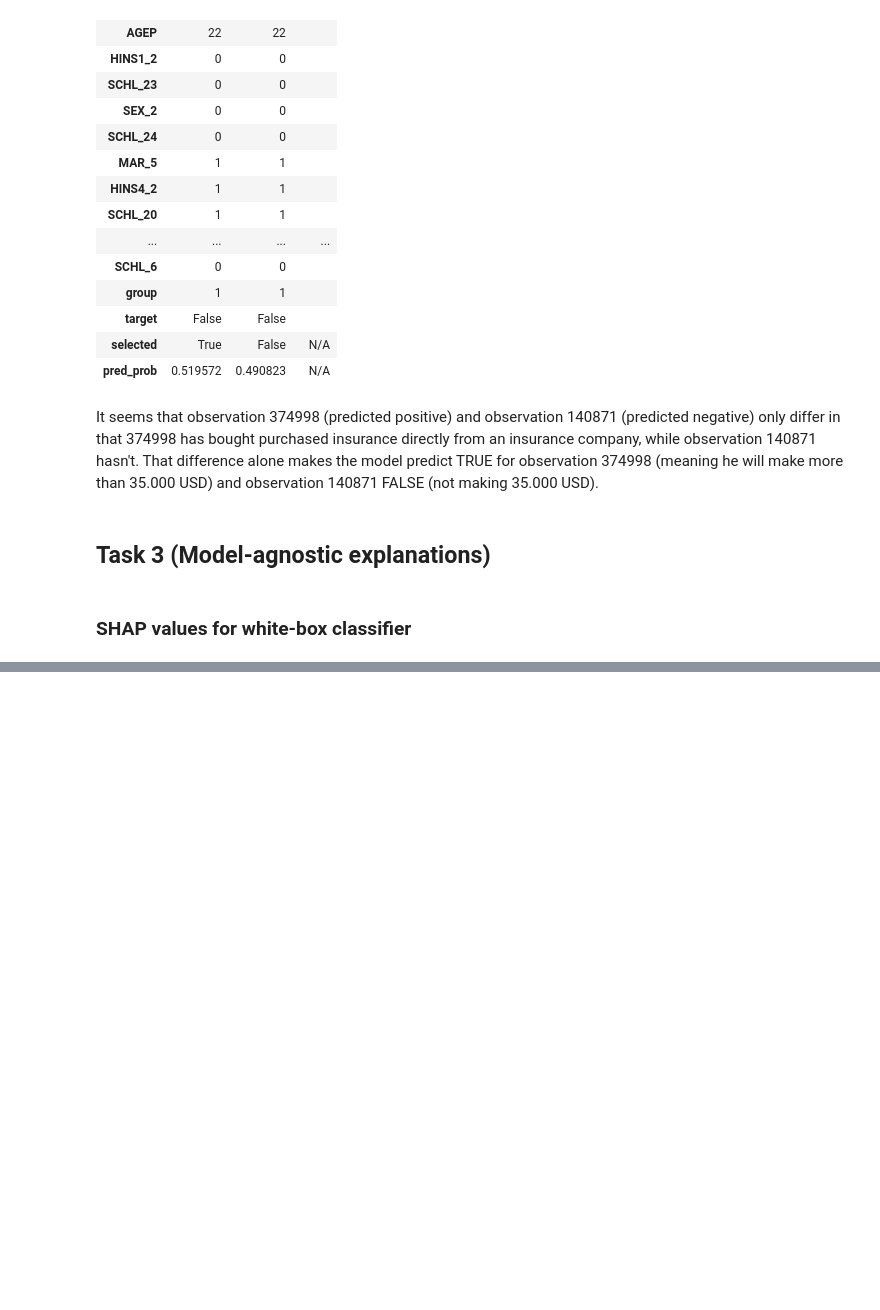
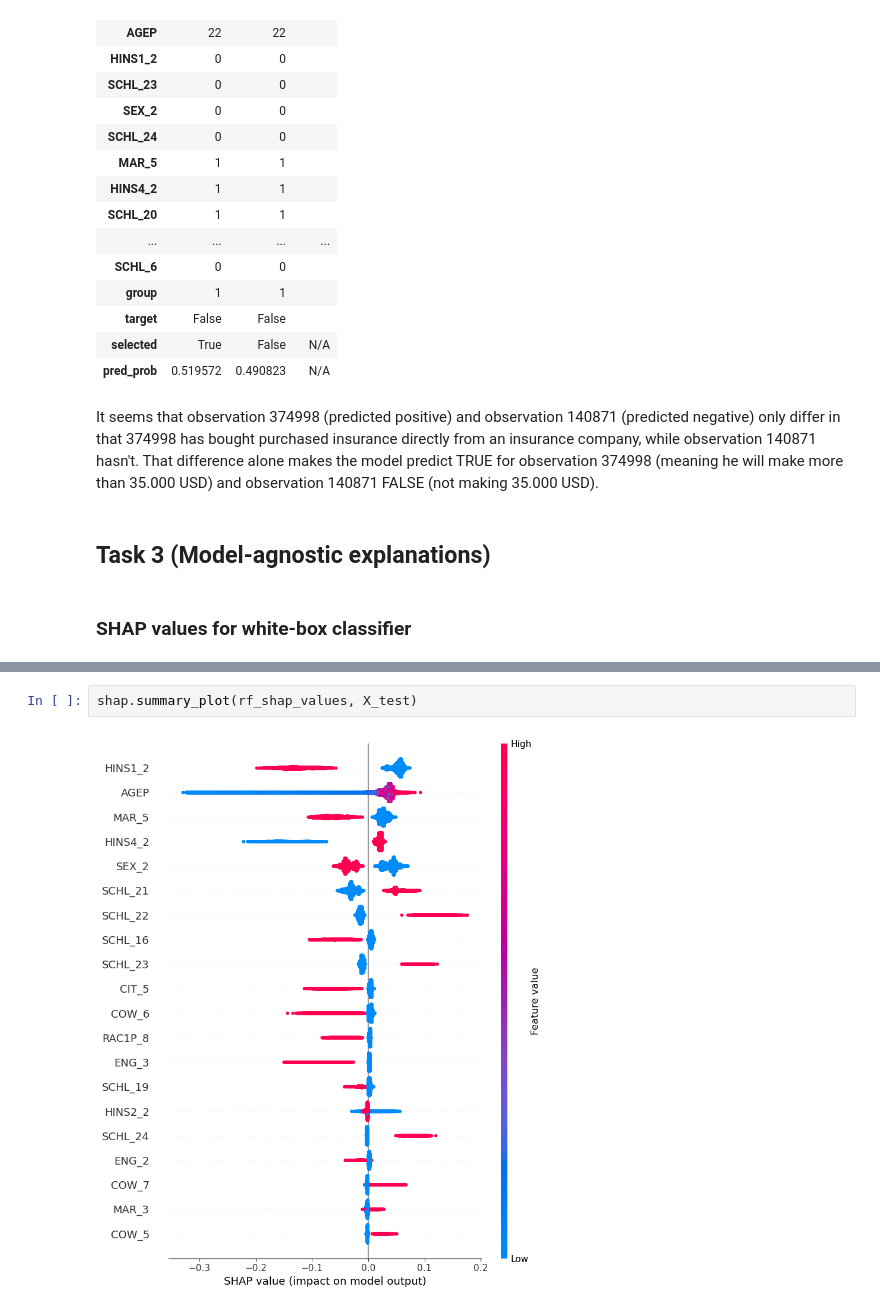
Before and after one commit to const5craciun/algo_fair, a Jupyter notebook: Notebook.ipynb, the cells around one changed output, grey strips where cells are left out. Saved outputs shown, nothing was run; the diff lists cells and outputs as text; blank space fills up the shorter version.

```diff
--- a/Notebook.ipynb
+++ b/Notebook.ipynb
@@ -795,0 +836,4 @@ shap.summary_plot(lr_shap_values, X_test_scaled, plot_type="bar")
+# %%
+shap.summary_plot(rf_shap_values, X_test)
+# %% [output]
+[figure, added]
```
Also changed, not shown: parts of 34 cells of this notebook, 4 other files.
